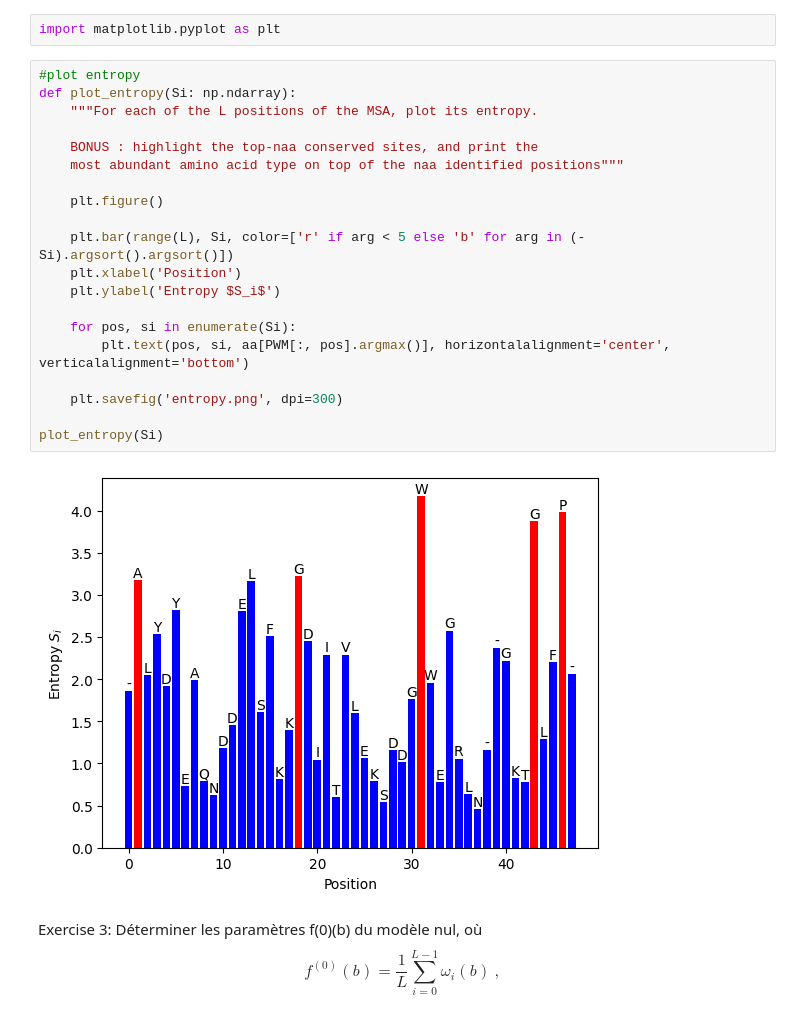
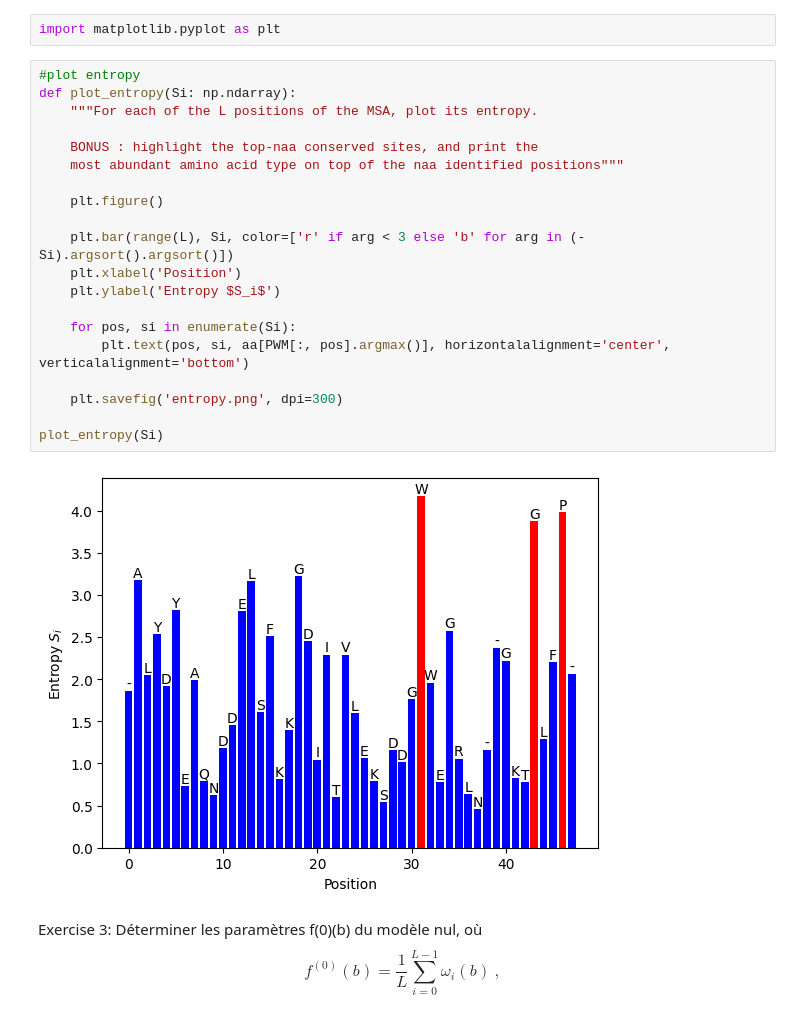
Before and after one commit to slietar/su-courses, a Jupyter notebook: sbas/tme1/tme1.ipynb, the cells around one changed output. Saved outputs shown, nothing was run; the diff lists cells and outputs as text.

```diff
--- a/sbas/tme1/tme1.ipynb
+++ b/sbas/tme1/tme1.ipynb
@@ -185,25 +185,25 @@ import matplotlib.pyplot as plt
 # %%
 #plot entropy
 def plot_entropy(Si: np.ndarray):
     """For each of the L positions of the MSA, plot its entropy.
 
     BONUS : highlight the top-naa conserved sites, and print the
     most abundant amino acid type on top of the naa identified positions"""
 
     plt.figure()
 
-    plt.bar(range(L), Si, color=['r' if arg < 5 else 'b' for arg in (-Si).argsort().argsort()])
+    plt.bar(range(L), Si, color=['r' if arg < 3 else 'b' for arg in (-Si).argsort().argsort()])
     plt.xlabel('Position')
     plt.ylabel('Entropy $S_i$')
 
     for pos, si in enumerate(Si):
         plt.text(pos, si, aa[PWM[:, pos].argmax()], horizontalalignment='center', verticalalignment='bottom')
 
     plt.savefig('entropy.png', dpi=300)
 
 plot_entropy(Si)
 # %% [output]
-[figure, old version]
+[figure, new version]
 # %% [markdown]
 Exercise 3: Déterminer les paramètres f(0)(b) du modèle nul, où
 \begin{equation}
```
Also changed, not shown: parts of 1 cell of this notebook.
